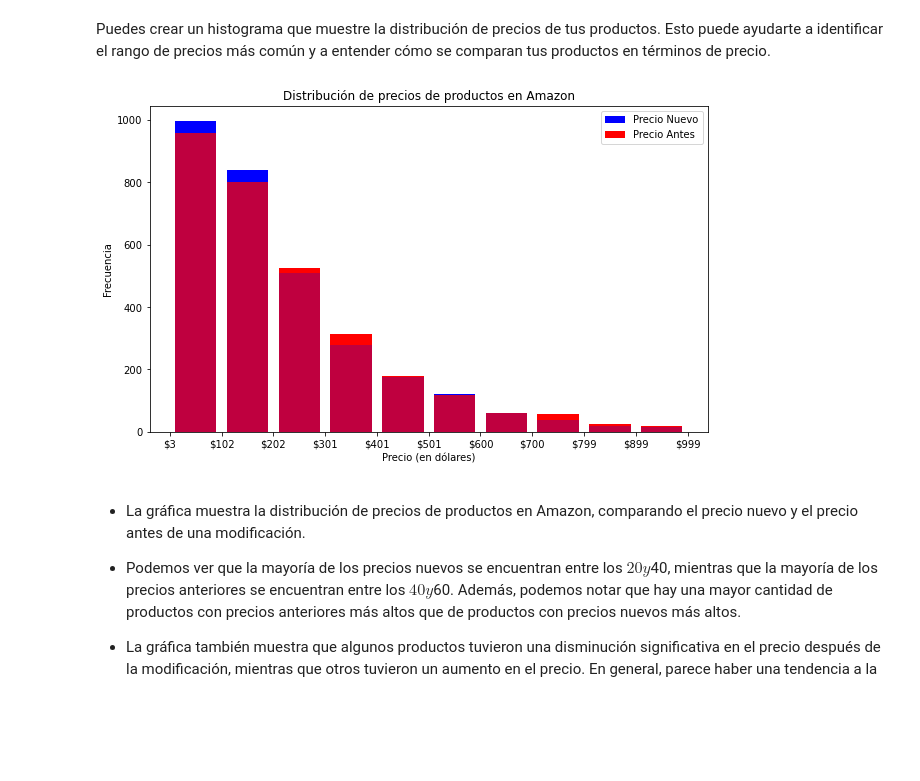
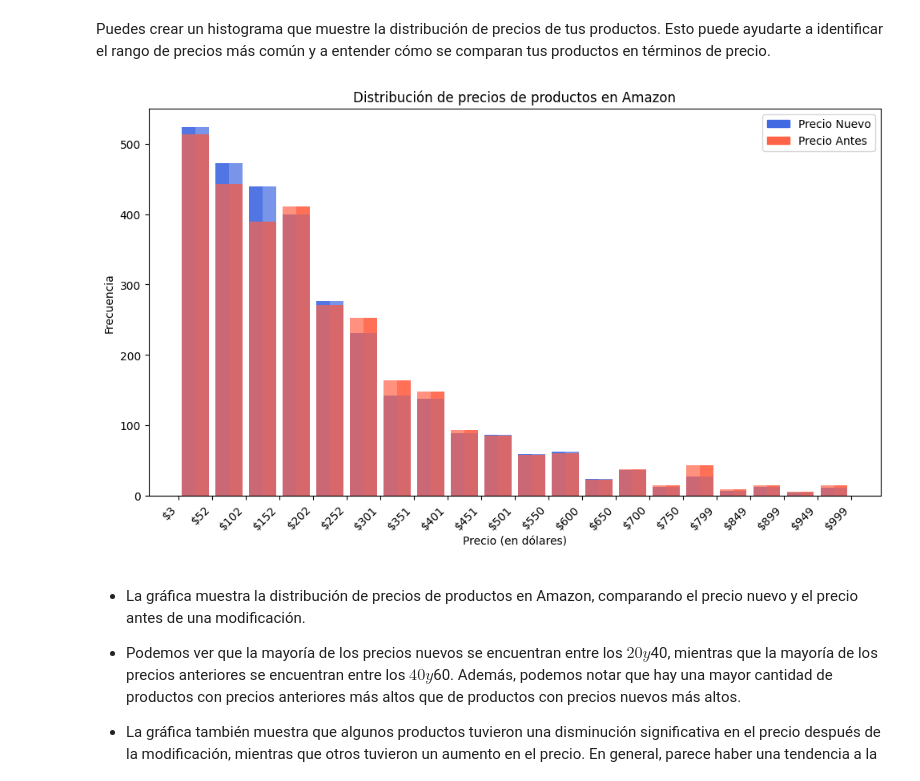
Before and after one commit to gustavopumachagua/Analisis_de_Monitores_Amazon, a Jupyter notebook: Estadisticas_Graficas.ipynb, the cells around one changed output. Saved outputs shown, nothing was run; the diff lists cells and outputs as text; code cells hidden in the pictures; blank space fills up the shorter version.

```diff
--- a/Estadisticas_Graficas.ipynb
+++ b/Estadisticas_Graficas.ipynb
@@ -9,35 +9,38 @@ Puedes crear un histograma que muestre la distribución de precios de tus produc
 # %%
 import pandas as pd
 import matplotlib.pyplot as plt
 
 # Cargar los datos en un dataframe
 df = pd.read_csv('./data/productos_modificados.csv')
 
+# Colores personalizados para las barras
+colors = ['royalblue', 'tomato']
+
+# Crear el histograma con barras apiladas
 plt.figure(figsize=(10, 6))
-plt.hist(df['Precio_Nuevo'], bins=10,  color='blue', rwidth=0.8)
-plt.hist(df['Precio_Antes'], bins=10,  color='red', rwidth=0.8)
+plt.hist([df['Precio_Nuevo'], df['Precio_Antes']], bins=20, color=colors, rwidth=0.8, alpha=0.7, label=['Precio Nuevo', 'Precio Antes'])
+
 plt.xlabel('Precio (en dólares)')
 plt.ylabel('Frecuencia')
-plt.legend(['Precio Nuevo', 'Precio Antes'])
+plt.title('Distribución de precios de productos en Amazon')
+plt.legend()
 
-# Obtener los límites de cada bin
-nuevo_bins = plt.hist(df['Precio_Nuevo'], bins=10, color='blue', rwidth=0.8)[1]
-antes_bins = plt.hist(df['Precio_Antes'], bins=10, color='red', rwidth=0.8)[1]
+# Obtener los límites de los bins
+nuevo_bins = plt.hist(df['Precio_Nuevo'], bins=20, color=colors[0], rwidth=0.8, alpha=0.7)[1]
+antes_bins = plt.hist(df['Precio_Antes'], bins=20, color=colors[1], rwidth=0.8, alpha=0.7)[1]
 
-# Obtener la altura de cada barra
-nuevo_heights = plt.hist(df['Precio_Nuevo'], bins=10, color='blue',
-         rwidth=0.8, alpha=0.5)[0]
-antes_heights = plt.hist(df['Precio_Antes'], bins=10, color='red',
-         rwidth=0.8, alpha=0.5)[0]
+# Añadir etiquetas con valores debajo de las barras
+plt.xticks(nuevo_bins, [f"${int(b)}" for b in nuevo_bins], rotation=45, ha='right')
+plt.xticks(antes_bins, [f"${int(b)}" for b in antes_bins], rotation=45, ha='right')
 
+# Agregar una barra de colores para representar las dos series de datos
+color_legend = [plt.Rectangle((0, 0), 1, 1, color=color) for color in colors]
+plt.legend(color_legend, ['Precio Nuevo', 'Precio Antes'], loc='upper right')
 
-# Añadir el valor de cada precio debajo de cada barra
-plt.xticks(nuevo_bins, [f"${int(b)}" for b in nuevo_bins])
-plt.xticks(antes_bins, [f"${int(b)}" for b in antes_bins])
-plt.title('Distribución de precios de productos en Amazon')
+plt.tight_layout()
 plt.show()
 # %% [output]
-[figure, old version]
+[figure, new version]
 # %% [markdown]
 * La gráfica muestra la distribución de precios de productos en Amazon, comparando el precio nuevo y el precio antes de una modificación.
 
```
Also changed, not shown: parts of 3 cells of this notebook, 1 other file.
